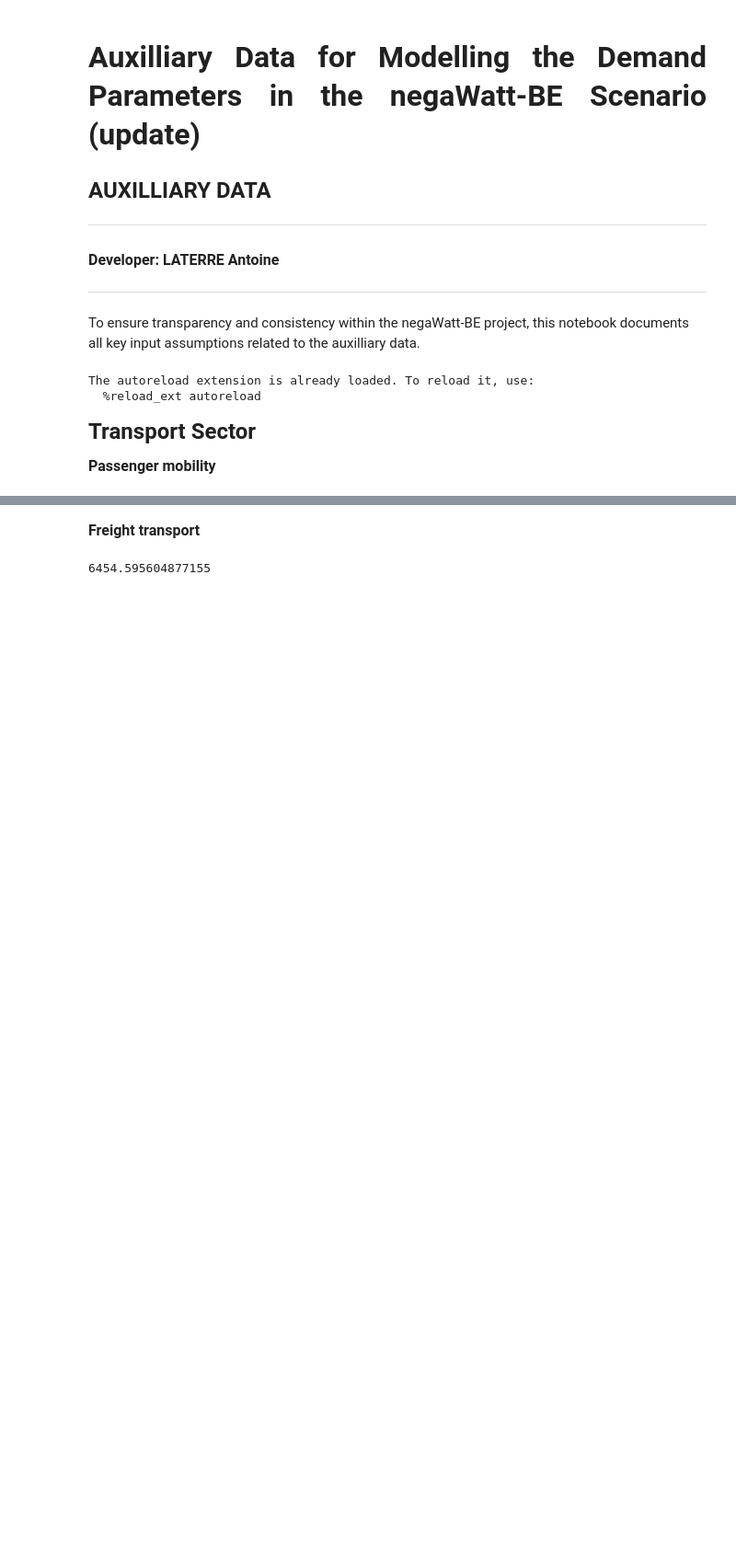
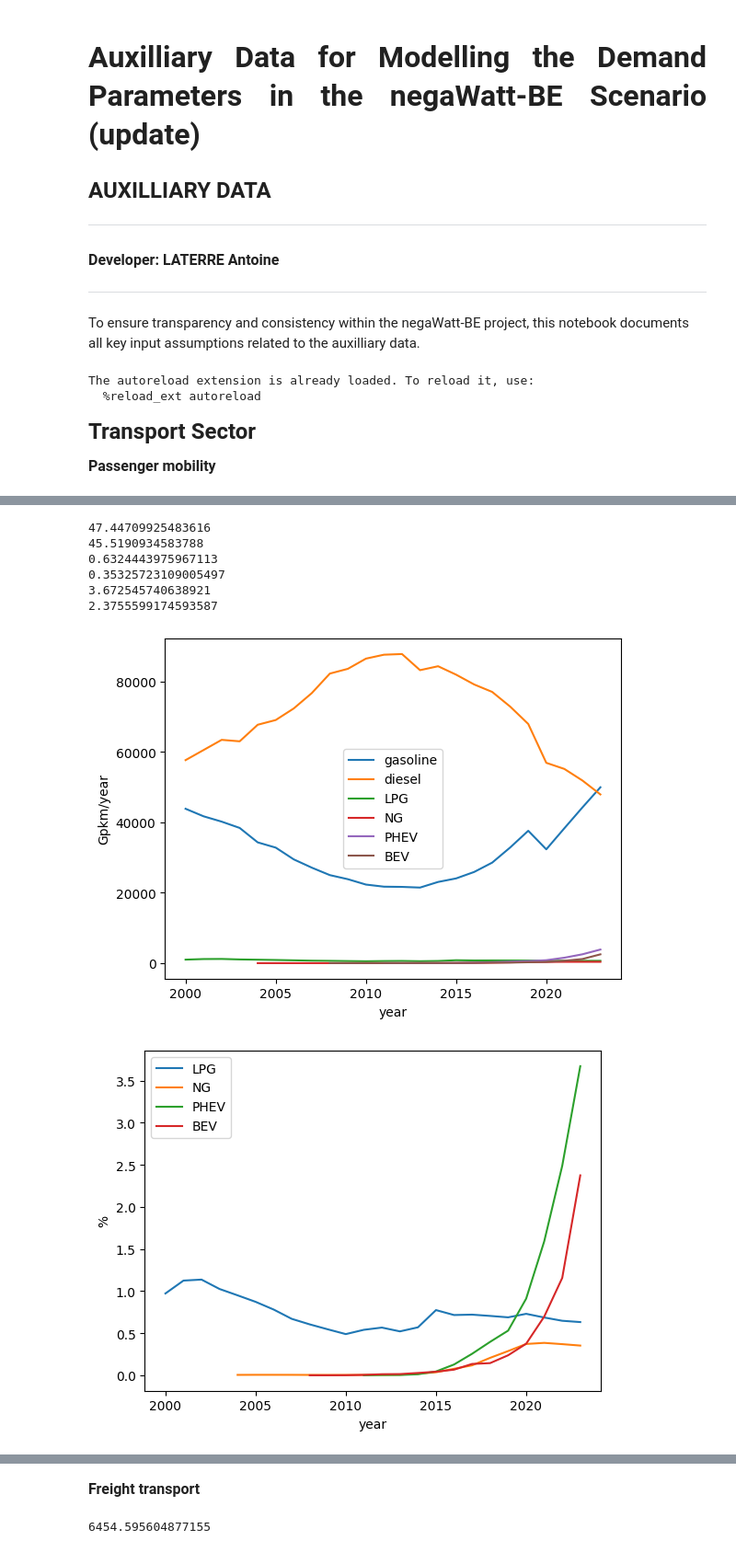
Before and after one commit to laterrea/negaWatt-BE, a Jupyter notebook: demand_data_aux.ipynb, the cells around one changed output, grey strips where cells are left out. Shown at 92% size. Drawn from its saved outputs; the diff is of its cells as text; code cells hidden in the pictures; blank space fills up the shorter version.

```diff
--- a/demand_data_aux.ipynb
+++ b/demand_data_aux.ipynb
@@ -85,0 +83,54 @@ drop_tot
+# %%
+car_total    = np.array([102544.4, 103440.6, 104843.4, 102494.9, 103034.0, 102804.3, 102659.6, 104570.4, 107942.9, 108073.8, 109387.8, 109969.5, 110141.1, 105293.1, 108110.6, 107002.0, 106139.8, 106940.0, 107319.9, 107444.7, 91438.8, 96748.1, 100828.3, 105305.7])
+car_gasoline = np.array([43864.8, 41719.3, 40209.2, 38418.0, 34316.4, 32824.2, 29479.0, 27128.4, 25011.3, 23851.3, 22325.3, 21727.3, 21665.0, 21471.8, 23069.7, 24072.0, 25907.1, 28558.2, 32875.6, 37609.9, 32338.5, 38312.3, 44223.1, 49964.5])
+car_diesel   = np.array([57682.4, 60557.2, 63441.9, 63025.8, 67733.3, 69076.7, 72372.6, 76734.6, 82273.1, 83627.2, 86521.0, 87636.7, 87827.9, 83244.4, 84360.5, 81967.5, 79183.1, 77066.6, 72882.8, 67959.1, 56916.0, 55185.2, 51901.9, 47934.2])
+car_LPG      = np.array([997.1, 1164.1, 1192.3, 1051.1, 979.0, 897.3, 802.1, 701.7, 653.2, 590.5, 535.5, 594.6, 624.6, 549.6, 616.2, 829.1, 760.2, 770.8, 757.2, 740.0, 667.9, 664.4, 653.3, 666.0])
+car_NG       = np.array([np.nan, np.nan, np.nan, np.nan, 5.2, 6.0, 5.9, 5.8, 5.0, 4.6, 4.8, 5.2, 5.3, 7.9, 20.7, 38.8, 82.0, 126.5, 222.6, 309.6, 340.4, 372.8, 373.3, 372.0])
+car_PHEV     = np.array([np.nan, np.nan, np.nan, np.nan, np.nan, np.nan, np.nan, np.nan, np.nan, np.nan, np.nan, 0.2, 3.9, 4.1, 13.6, 48.5, 136.2, 273.3, 426.4, 570.4, 832.9, 1539.0, 2510.1, 3867.4])
+car_BEV      = np.array([np.nan, np.nan, np.nan, np.nan, np.nan, np.nan, np.nan, np.nan, 0.2, 0.2, 1.0, 5.5, 14.3, 15.5, 29.9, 46.0, 71.1, 144.5, 155.4, 255.7, 343.0, 674.4, 1166.6, 2501.6])
+
+rel_gasoline = 100*car_gasoline/car_total
+rel_diesel   = 100*car_diesel/car_total
+rel_LPG      = 100*car_LPG/car_total
+rel_NG       = 100*car_NG/car_total
+rel_PHEV     = 100*car_PHEV/car_total
+rel_BEV      = 100*car_BEV/car_total
+
+fig = plt.figure()
+plt.plot(years_JRC,car_gasoline,label='gasoline')
+plt.plot(years_JRC,car_diesel,  label='diesel')
+plt.plot(years_JRC,car_LPG,     label='LPG')
+plt.plot(years_JRC,car_NG,      label='NG')
+plt.plot(years_JRC,car_PHEV,    label='PHEV')
+plt.plot(years_JRC,car_BEV,     label='BEV')
+plt.ylabel('Gpkm/year')
+plt.xlabel('year')
+plt.legend()
+
+fig = plt.figure()
+#plt.plot(years_JRC,rel_gasoline,label='gasoline')
+#plt.plot(years_JRC,rel_diesel,  label='diesel')
+plt.plot(years_JRC,rel_LPG,     label='LPG')
+plt.plot(years_JRC,rel_NG,      label='NG')
+plt.plot(years_JRC,rel_PHEV,    label='PHEV')
+plt.plot(years_JRC,rel_BEV,     label='BEV')
+plt.ylabel('%')
+plt.xlabel('year')
+plt.legend()
+
+y = 23
+print(rel_gasoline[y])
+print(rel_diesel[y])
+print(rel_LPG[y])
+print(rel_NG[y])
+print(rel_PHEV[y])
+print(rel_BEV[y])
+# %% [output]
+47.44709925483616
+45.5190934583788
+0.6324443975967113
+0.35325723109005497
+3.672545740638921
+2.3755599174593587
+[figure, added]
+[figure, added]
```
Also changed, not shown: parts of 2 cells of this notebook, 3 other files.
